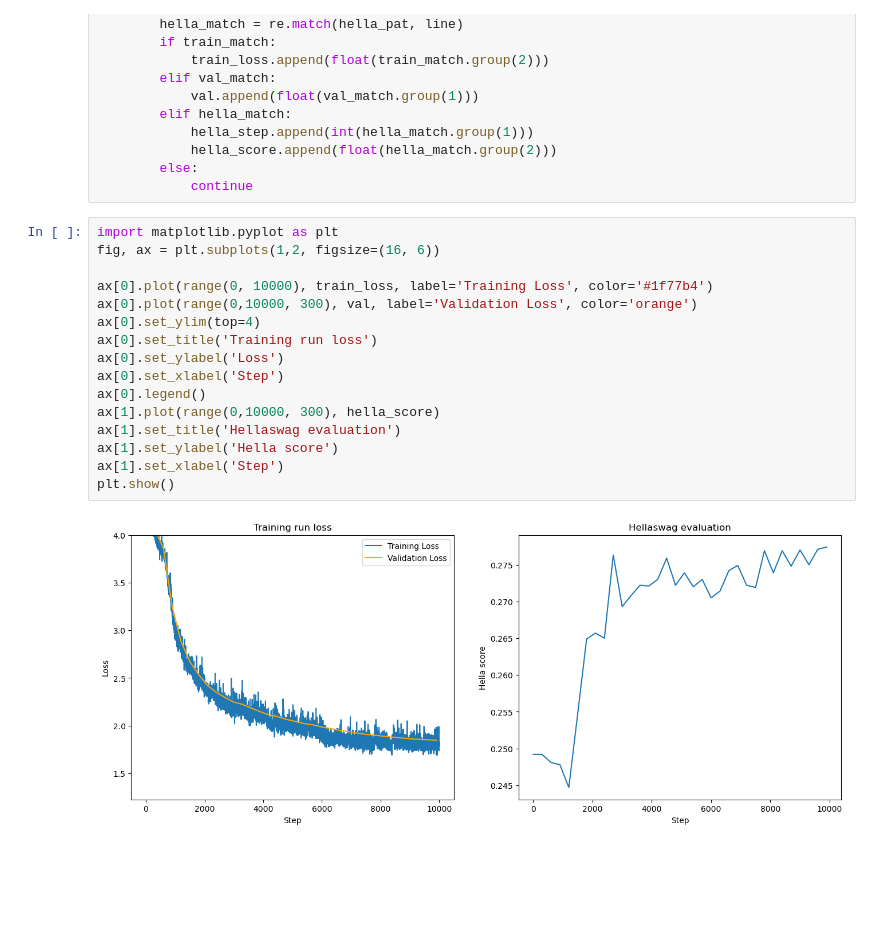
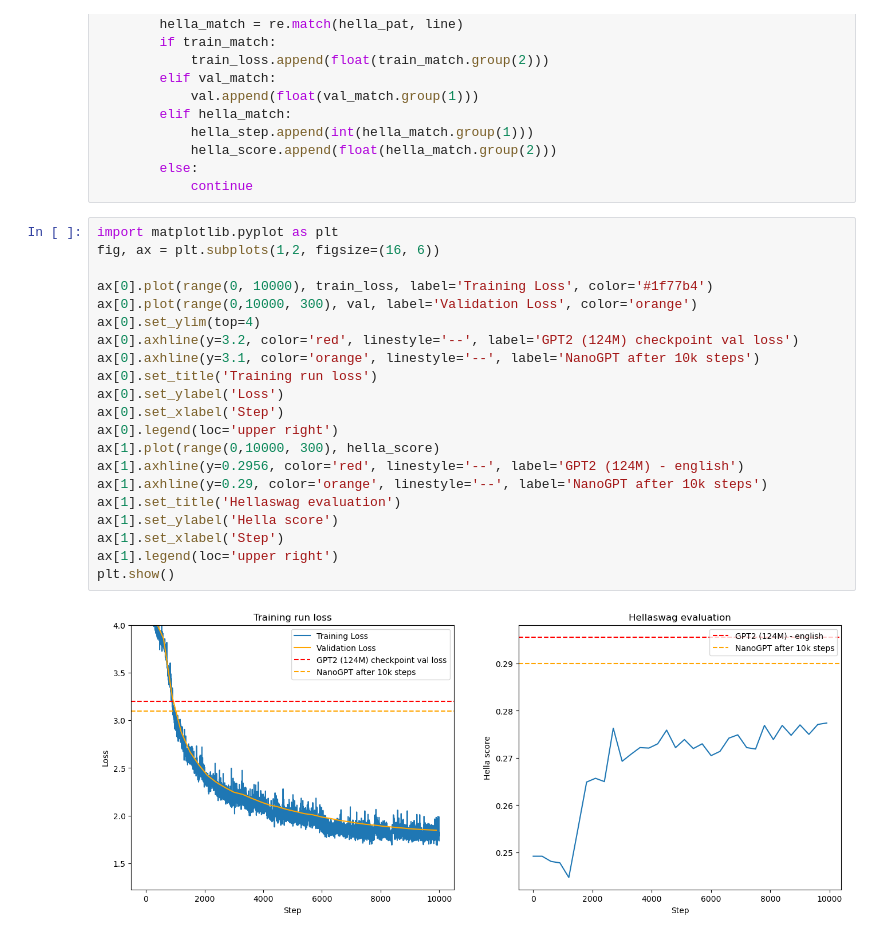
Before and after one commit to adamczycha/BabyGPT, a Jupyter notebook: notebooks/training_run_loss_plots.ipynb, the cells around one changed output. Cells and saved outputs as stored; diff of their text form; blank space fills up the shorter version.

Commit message:
plot update

```diff
--- a/notebooks/training_run_loss_plots.ipynb
+++ b/notebooks/training_run_loss_plots.ipynb
@@ -24,18 +24,23 @@ with open('/home/marcel/karparthy/logs/2025-03-07_13:54:04_gpt_run.log') as f:
 # %%
 import matplotlib.pyplot as plt
 fig, ax = plt.subplots(1,2, figsize=(16, 6))
 
 ax[0].plot(range(0, 10000), train_loss, label='Training Loss', color='#1f77b4')
 ax[0].plot(range(0,10000, 300), val, label='Validation Loss', color='orange')
 ax[0].set_ylim(top=4)
+ax[0].axhline(y=3.2, color='red', linestyle='--', label='GPT2 (124M) checkpoint val loss')
+ax[0].axhline(y=3.1, color='orange', linestyle='--', label='NanoGPT after 10k steps')
 ax[0].set_title('Training run loss')
 ax[0].set_ylabel('Loss')
 ax[0].set_xlabel('Step')
-ax[0].legend()
+ax[0].legend(loc='upper right')
 ax[1].plot(range(0,10000, 300), hella_score)
+ax[1].axhline(y=0.2956, color='red', linestyle='--', label='GPT2 (124M) - english')
+ax[1].axhline(y=0.29, color='orange', linestyle='--', label='NanoGPT after 10k steps')
 ax[1].set_title('Hellaswag evaluation')
 ax[1].set_ylabel('Hella score')
 ax[1].set_xlabel('Step')
+ax[1].legend(loc='upper right')
 plt.show()
 # %% [output]
-[figure, old version]
+[figure, new version]
```
Also changed, not shown: parts of 1 cell of this notebook.
